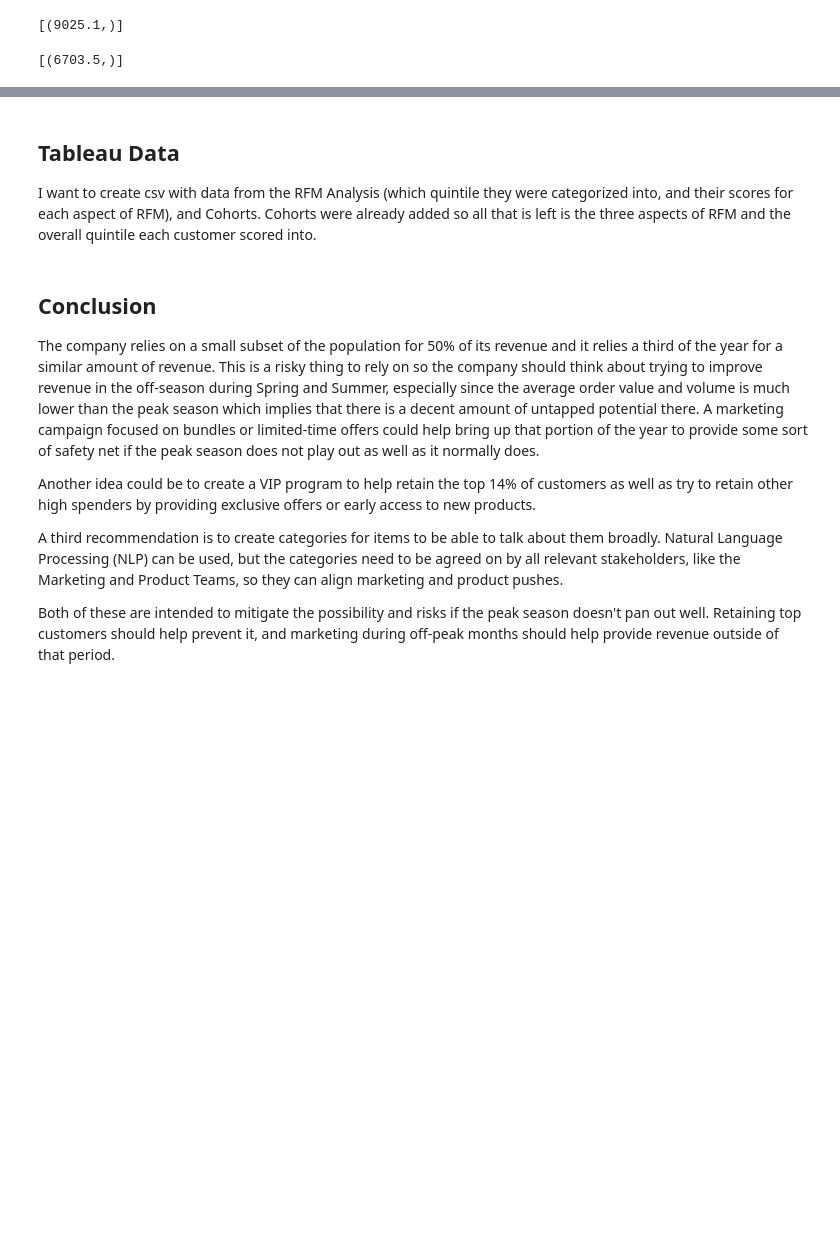
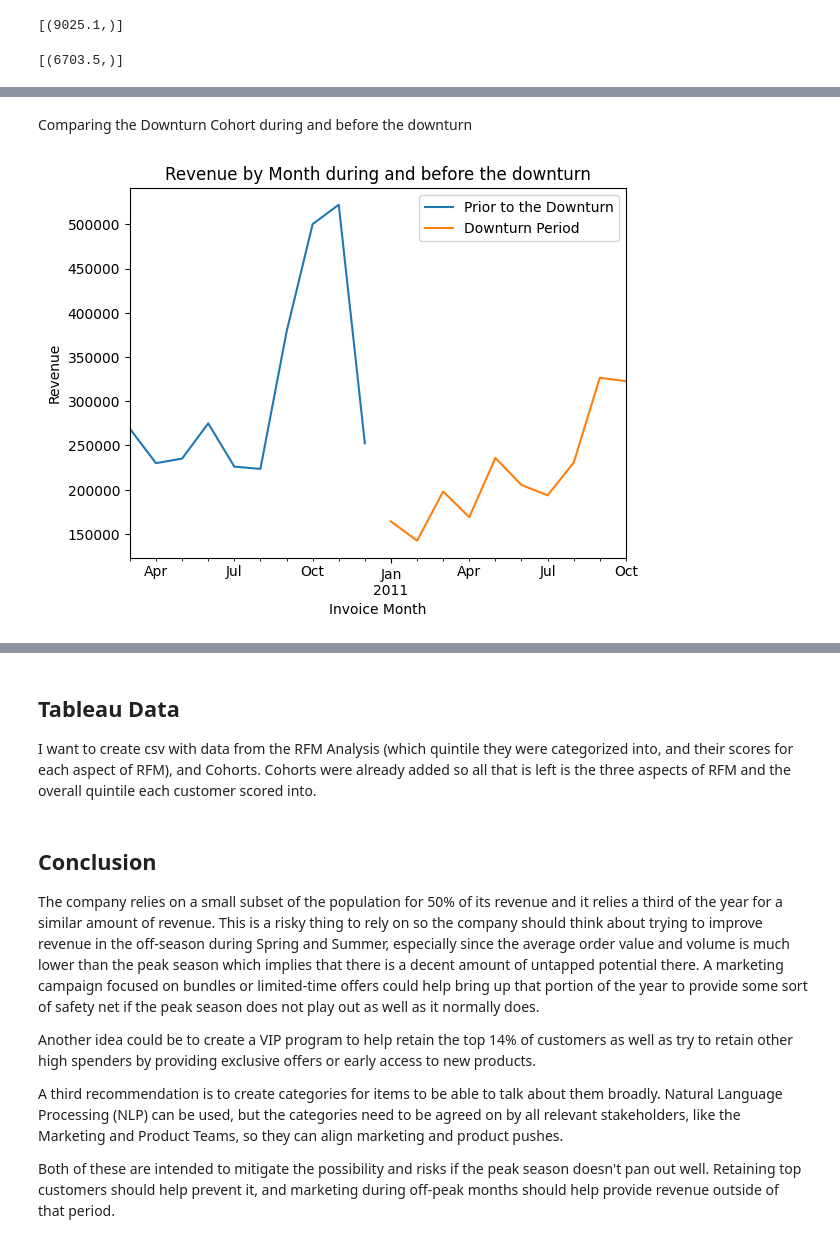
Before and after one commit to kacpersienkiewicz/Online-Retail-II, a Jupyter notebook: 02_eda.ipynb, the cells around one changed output, grey strips where cells are left out. Drawn from its saved outputs; the diff is of its cells as text; code cells hidden in the pictures; blank space fills up the shorter version.

Commit message:
Added some extra analysis to the downturn analysis

```diff
--- a/02_eda.ipynb
+++ b/02_eda.ipynb
@@ -682,4 +695,6 @@ The issue may be partly caused by a ~33% increase in missing CustomerIDs, but th
 # %%
 downturn_cohorts = df["Cohort Month"].unique()[3:13]
-post_downturn_cohorts = df["Cohort Month"].unique()[13:]
-downturn_dates = df["Invoice Month"].unique()[3:13]
+future_cohorts = df["Cohort Month"].unique()[13:]
+
+pre_downturn_dates = df["Invoice Month"].unique()[3:13]
+downturn_dates = df["Invoice Month"].unique()[13:23]
@@ -686,5 +706,25 @@ downturn_dates = df["Invoice Month"].unique()[3:13]
 # %%
-downturn_cohorts_df = df[df["Cohort Month"].isin(downturn_cohorts)]
-downturn_cohorts_df = downturn_cohorts_df[downturn_cohorts_df["Invoice Month"].isin(downturn_dates)]
-post_downturn_cohorts_df = df[df["Cohort Month"].isin(post_downturn_cohorts)]
-post_downturn_cohorts_df = post_downturn_cohorts_df[post_downturn_cohorts_df["Invoice Month"].isin(downturn_dates)]
+downturn_cohorts = df[df["Cohort Month"].isin(downturn_cohorts)]
+
+pre_downturn_cohorts_df = downturn_cohorts[downturn_cohorts["Invoice Month"].isin(pre_downturn_dates)]
+downturn_cohorts_df = downturn_cohorts[downturn_cohorts["Invoice Month"].isin(downturn_dates)]
+
+future_cohorts_df = df[df["Cohort Month"].isin(future_cohorts)]
+future_cohorts_downturn_df = future_cohorts_df[future_cohorts_df["Invoice Month"].isin(downturn_dates)]
+# %% [markdown]
+Comparing the Downturn Cohort during and before the downturn
+# %%
+pre_downturn_cohorts_revenue_by_month = pre_downturn_cohorts_df.groupby("Invoice Month")["Revenue"].sum()
+downturn_cohorts_revenue_by_month = downturn_cohorts_df.groupby("Invoice Month")["Revenue"].sum()
+
+pre_downturn_cohorts_orders_by_month = pre_downturn_cohorts_df.groupby("Invoice Month")["InvoiceDate"].count()
+downturn_cohorts_orders_by_month = downturn_cohorts_df.groupby("Invoice Month")["InvoiceDate"].count()
+# %%
+ax = pre_downturn_cohorts_revenue_by_month.plot(label="Prior to the Downturn")
+downturn_cohorts_revenue_by_month.plot(ax=ax, label="Downturn Period")
+ax.set_title("Revenue by Month during and before the downturn")
+ax.set_ylabel("Revenue")
+ax.legend()
+plt.show()
+# %% [output]
+[figure, added]
```
Also changed, not shown: parts of 11 cells of this notebook.
